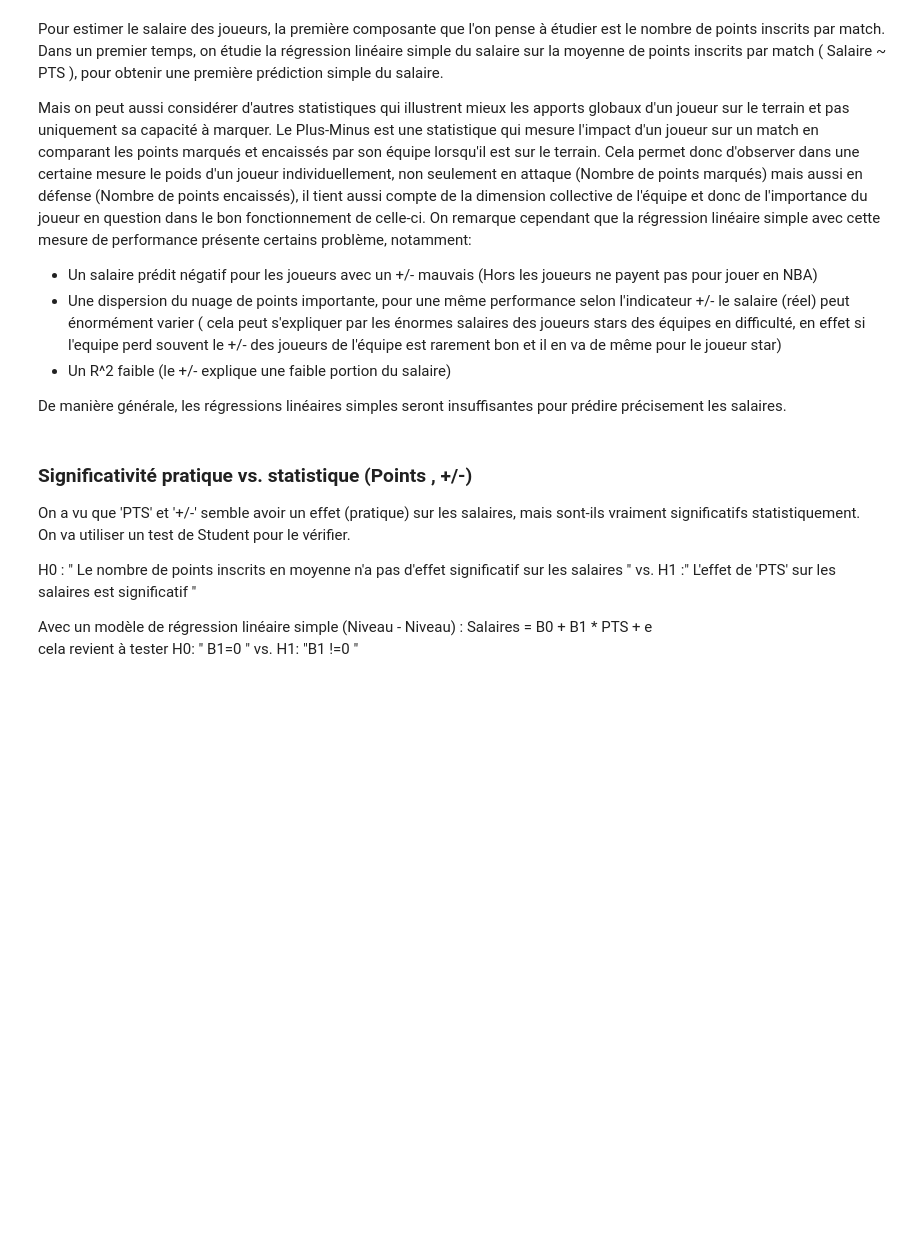
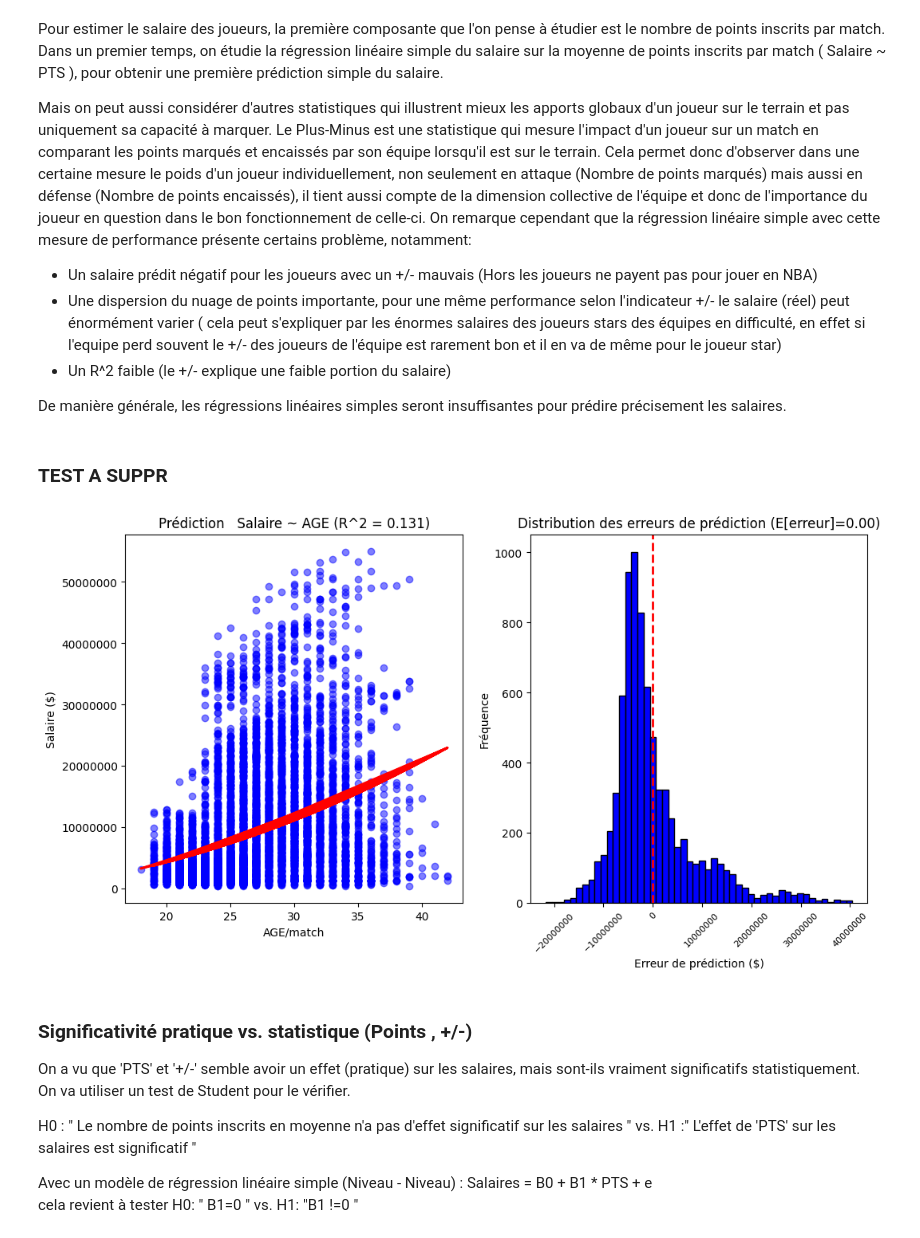
Before and after one commit to ElliotLunati/NBA_stats, a Jupyter notebook: code_gianni.ipynb, the cells around one changed output. Saved outputs shown, nothing was run; the diff lists cells and outputs as text; code cells hidden in the pictures; blank space fills up the shorter version.

```diff
--- a/code_gianni.ipynb
+++ b/code_gianni.ipynb
@@ -576,3 +588,5 @@ On remarque cependant que la régression linéaire simple avec cette mesure de p
 - Un R^2 faible (le +/- explique une faible portion du salaire)
 
 De manière générale, les régressions linéaires simples seront insuffisantes pour prédire précisement les salaires.
+# %% [markdown]
+### TEST A SUPPR
@@ -579,3 +606,14 @@ De manière générale, les régressions linéaires simples seront insuffisantes
+# %%
+# Visualiser les prédictions vs valeurs réelles
+fig, axes = plt.subplots(1, 2, figsize=(12, 6))
+
+# Regression linéaire simple du Salaire ~ PTS
+plot_rls('AGE','salary_predicted_age2', reg_age, axes[0])
+
+# Distribution des erreurs
+plot_error('salary_predicted_age2',axes[1],)
+# %% [output]
+[figure, added]
 # %% [markdown]
 ### Significativité pratique vs. statistique (Points , +/-)
 On a vu que 'PTS' et '+/-' semble avoir un effet (pratique) sur les salaires, mais sont-ils vraiment significatifs statistiquement.
```
Also changed, not shown: parts of 38 cells of this notebook.
